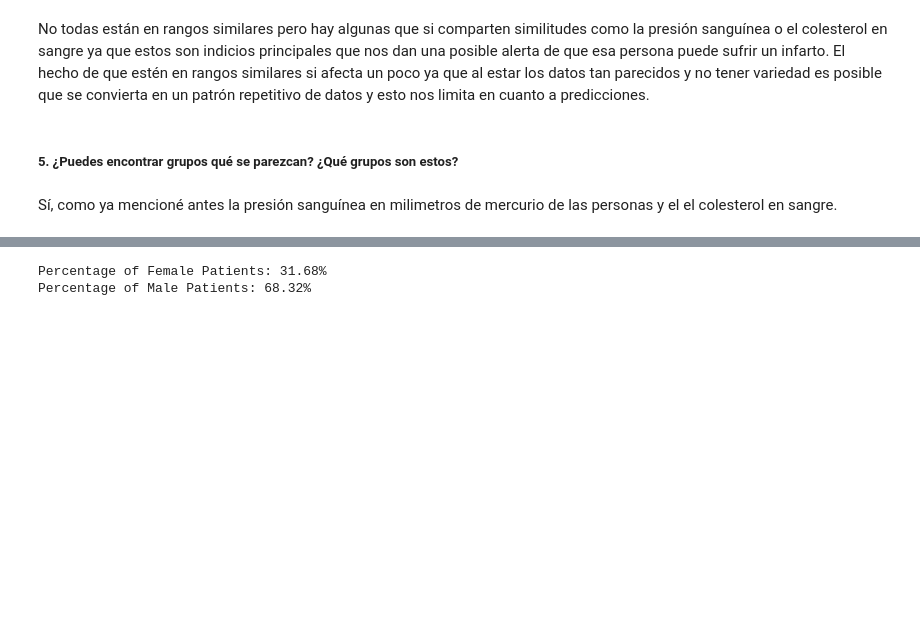
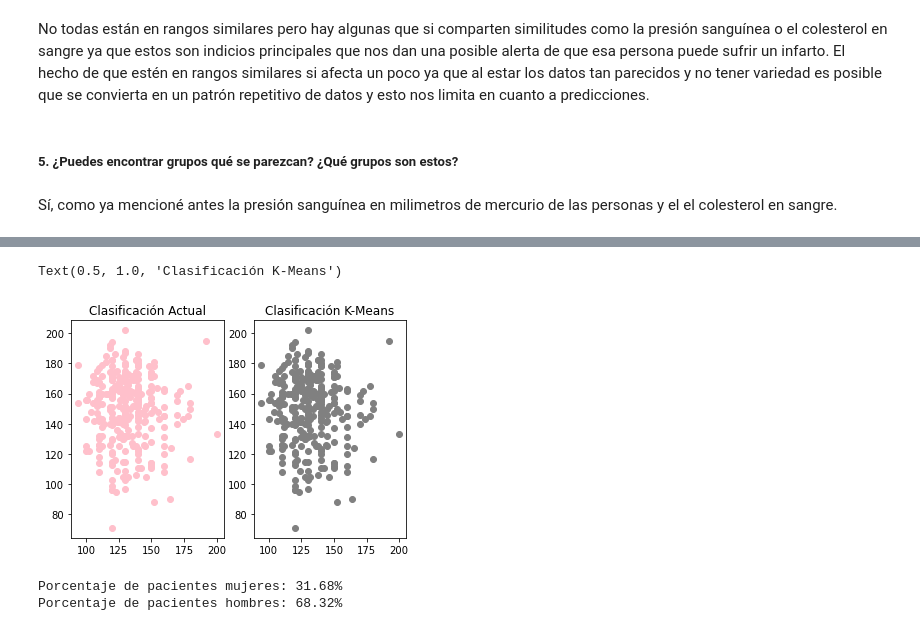
Before and after one commit to Fdiaz17/TC1002600, a Jupyter notebook: EntregableFinal.ipynb, the cells around one changed output, grey strips where cells are left out. Saved outputs shown, nothing was run; the diff lists cells and outputs as text; code cells hidden in the pictures; blank space fills up the shorter version.

```diff
--- a/EntregableFinal.ipynb
+++ b/EntregableFinal.ipynb
@@ -188,0 +234,6 @@ Sí, como ya mencioné antes la presión sanguínea en milimetros de mercurio de
+# %%
+df = pd.read_csv("heart.csv")
+X = scale(df)
+y = pd.DataFrame(df)
+variable_names = df
+X[0:10,]
@@ -189,13 +280,18 @@ Sí, como ya mencioné antes la presión sanguínea en milimetros de mercurio de
+# %%
+relabel = np.choose (clustering.labels_,[2,0,1]).astype(np.int64)
+plt.subplot(1,2,1)
+plt.scatter(x=data_df.trestbps, y=data_df.thalach, c="pink")
+plt.title("Clasificación Actual")
+
+plt.subplot(1,2,2)
+plt.scatter(x=data_df.trestbps, y=data_df.thalach, c="gray")
+plt.title("Clasificación K-Means")
+# %% [output]
+Text(0.5, 1.0, 'Clasificación K-Means')
+[figure, added]
 # %%
-import pandas as pd #Aqui importamos la libreria
-import csv
-
-df=pd.read_csv("heart.csv") #Aqui leemos el archivo
-
-countFemale = len(df[df.sex == 0])
-countMale = len(df[df.sex == 1])
 print("Porcentaje de pacientes mujeres: {:.2f}%".format((countFemale / (len(df.sex))*100)))
 print("Porcentaje de pacientes hombres: {:.2f}%".format((countMale / (len(df.sex))*100)))
 # %% [output]
-Percentage of Female Patients: 31.68%
-Percentage of Male Patients: 68.32%
+Porcentaje de pacientes mujeres: 31.68%
+Porcentaje de pacientes hombres: 68.32%
```
Also changed, not shown: parts of 20 cells of this notebook, 1 other file.
